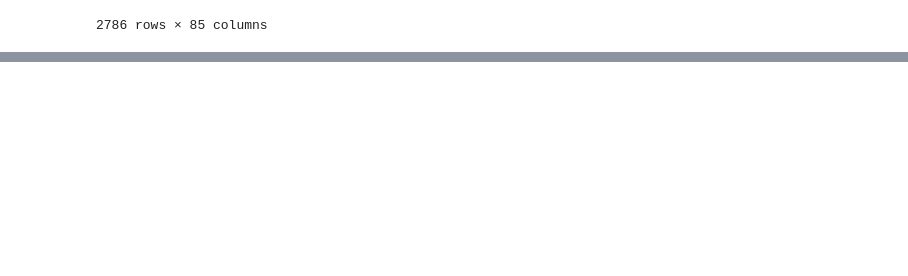
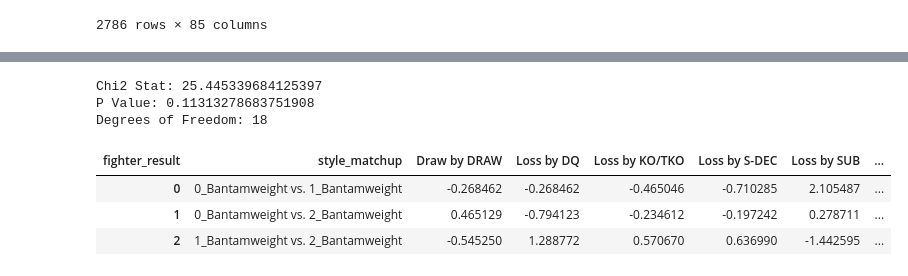
Before and after one commit to john-adeojo/ufc_styles, a Jupyter notebook: notebook/statistical analysis.ipynb, the cells around one changed output, grey strips where cells are left out. Drawn from its saved outputs; the diff is of its cells as text; code cells hidden in the pictures; blank space fills up the shorter version.

```diff
--- a/notebook/statistical analysis.ipynb
+++ b/notebook/statistical analysis.ipynb
@@ -42,7 +59,7 @@ import pandas as pd
 
 def create_style_matchup(row):
     # Combine the two columns and sort them alphabetically
-    matchup = [row['specific_cluster'], row['opp_specific_cluster']]
+    matchup = sorted([row['specific_cluster'], row['opp_specific_cluster']])
 
     # Join them with ' vs. ' and return the result
     return matchup[0] + ' vs. ' + matchup[1]
@@ -80,0 +139,12 @@ result = analysis.run_chisquare_analysis('variable_name')  # Replace 'variable_n
+# %%
+analysis = ChiSquareAnalysis(df=analysis_data_opposing_styles, category='Bantamweight')
+result = analysis.run_chisquare_analysis('fighter_result')
+result
+# %% [output]
+Chi2 Stat: 25.445339684125397
+P Value: 0.11313278683751908
+Degrees of Freedom: 18
+| fighter_result | style_matchup | Draw by DRAW | Loss by DQ | Loss by KO/TKO | Loss by S-DEC | Loss by SUB | ... |
+| 0 | 0_Bantamweight vs. 1_Bantamweight | -0.268462 | -0.268462 | -0.465046 | -0.710285 | 2.105487 | ... |
+| 1 | 0_Bantamweight vs. 2_Bantamweight | 0.465129 | -0.794123 | -0.234612 | -0.197242 | 0.278711 | ... |
+| 2 | 1_Bantamweight vs. 2_Bantamweight | -0.545250 | 1.288772 | 0.570670 | 0.636990 | -1.442595 | ... |
```
Also changed, not shown: parts of 4 cells of this notebook, 1 other file.
